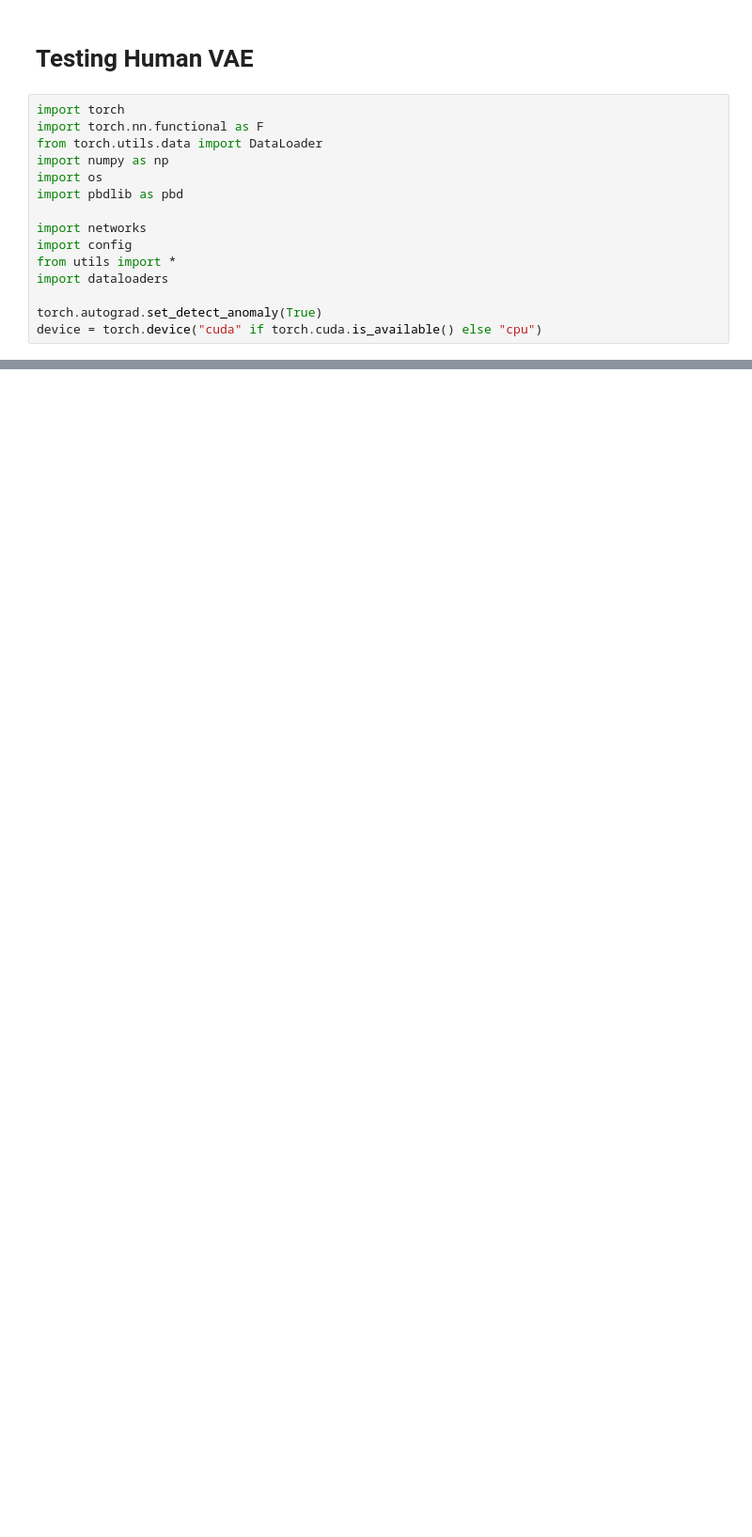
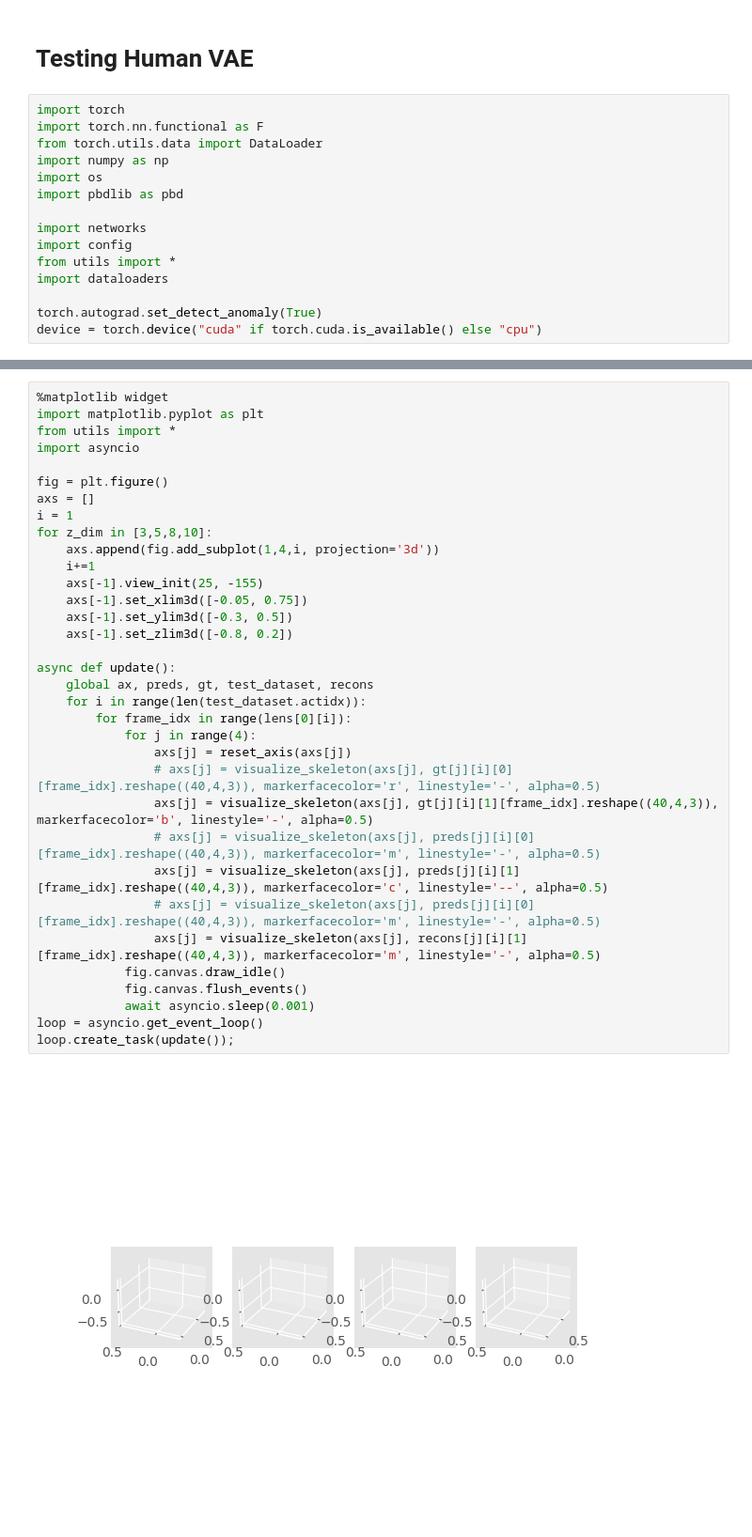
Before and after one commit to souljaboy764/mild-hri, a Jupyter notebook: test_hh.ipynb, the cells around one changed output, grey strips where cells are left out. Shown: that part at 94% size. Drawn from its saved outputs; the diff is of its cells as text; blank space fills up the shorter version.

```diff
--- a/test_hh.ipynb
+++ b/test_hh.ipynb
@@ -159,0 +86,36 @@ torch.Size([1061, 960])
+# %%
+%matplotlib widget
+import matplotlib.pyplot as plt
+from utils import *
+import asyncio
+
+fig = plt.figure()
+axs = []
+i = 1
+for z_dim in [3,5,8,10]:
+    axs.append(fig.add_subplot(1,4,i, projection='3d'))
+    i+=1
+    axs[-1].view_init(25, -155)
+    axs[-1].set_xlim3d([-0.05, 0.75])
+    axs[-1].set_ylim3d([-0.3, 0.5])
+    axs[-1].set_zlim3d([-0.8, 0.2])
+
+async def update():
+    global ax, preds, gt, test_dataset, recons
+    for i in range(len(test_dataset.actidx)):
+        for frame_idx in range(lens[0][i]):
+            for j in range(4):
+                axs[j] = reset_axis(axs[j])
+                # axs[j] = visualize_skeleton(axs[j], gt[j][i][0][frame_idx].reshape((40,4,3)), markerfacecolor='r', linestyle='-', alpha=0.5)
+                axs[j] = visualize_skeleton(axs[j], gt[j][i][1][frame_idx].reshape((40,4,3)), markerfacecolor='b', linestyle='-', alpha=0.5)
+                # axs[j] = visualize_skeleton(axs[j], preds[j][i][0][frame_idx].reshape((40,4,3)), markerfacecolor='m', linestyle='-', alpha=0.5)
+                axs[j] = visualize_skeleton(axs[j], preds[j][i][1][frame_idx].reshape((40,4,3)), markerfacecolor='c', linestyle='--', alpha=0.5)
+                # axs[j] = visualize_skeleton(axs[j], preds[j][i][0][frame_idx].reshape((40,4,3)), markerfacecolor='m', linestyle='-', alpha=0.5)
+                axs[j] = visualize_skeleton(axs[j], recons[j][i][1][frame_idx].reshape((40,4,3)), markerfacecolor='m', linestyle='-', alpha=0.5)
+            fig.canvas.draw_idle()
+            fig.canvas.flush_events()
+            await asyncio.sleep(0.001)
+loop = asyncio.get_event_loop()
+loop.create_task(update());
+# %% [output]
+[figure, added]
```
Also changed, not shown: parts of 2 cells of this notebook.
